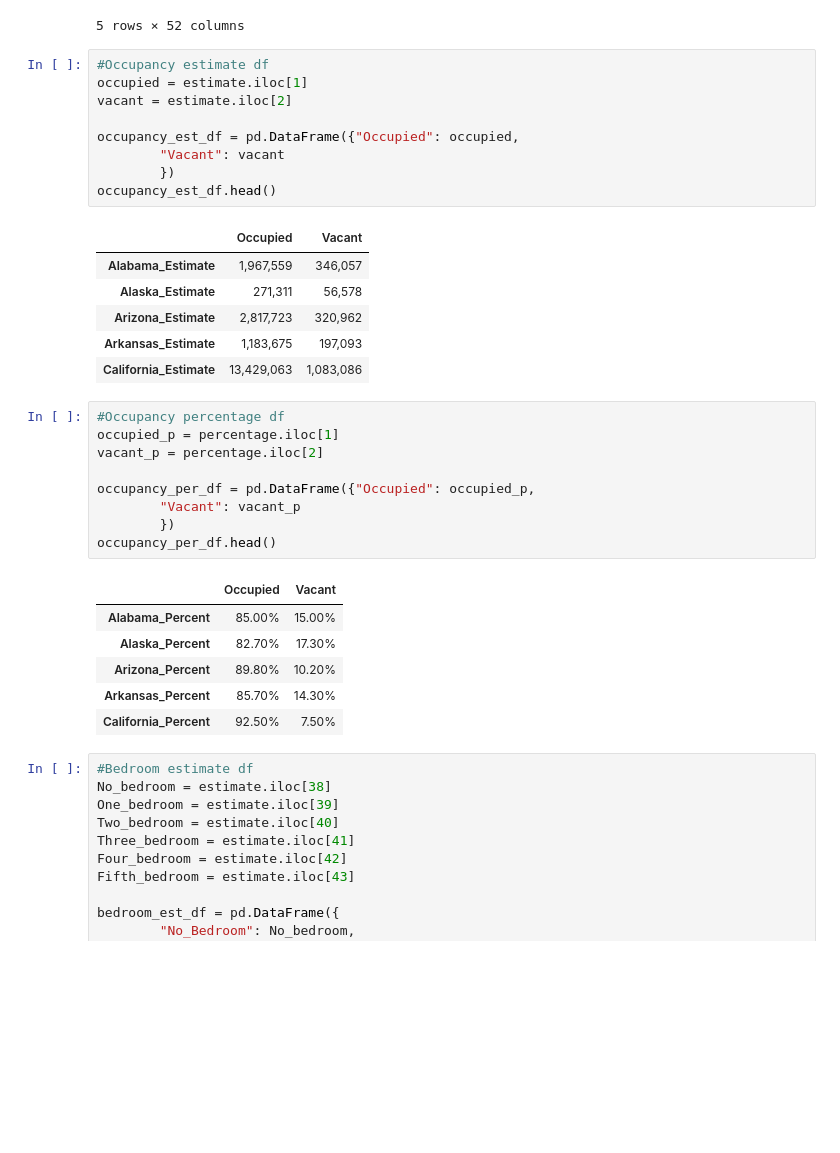
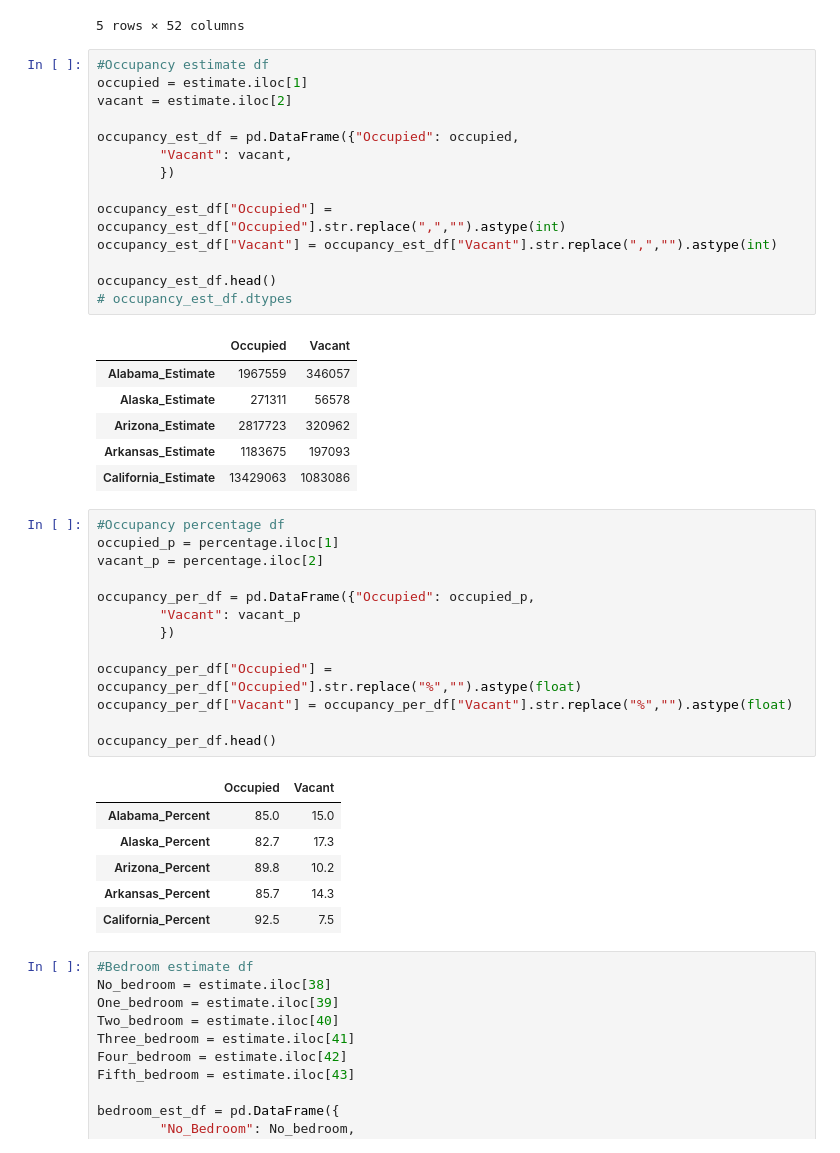
Before and after one commit to renee-h710/Project_3, a Jupyter notebook: project3.ipynb, the cells around one changed output. Cells and saved outputs as stored; diff of their text form; blank space fills up the shorter version.

```diff
--- a/project3.ipynb
+++ b/project3.ipynb
@@ -64,19 +65,24 @@ percentage.head()
 # %%
 #Occupancy estimate df
 occupied = estimate.iloc[1]
 vacant = estimate.iloc[2]
 
 occupancy_est_df = pd.DataFrame({"Occupied": occupied,
-        "Vacant": vacant
+        "Vacant": vacant,
         })
+
+occupancy_est_df["Occupied"] = occupancy_est_df["Occupied"].str.replace(",","").astype(int)
+occupancy_est_df["Vacant"] = occupancy_est_df["Vacant"].str.replace(",","").astype(int)
+
 occupancy_est_df.head()
+# occupancy_est_df.dtypes
 # %% [output]
 |  | Occupied | Vacant |
-| Alabama_Estimate | 1,967,559 | 346,057 |
-| Alaska_Estimate | 271,311 | 56,578 |
-| Arizona_Estimate | 2,817,723 | 320,962 |
-| Arkansas_Estimate | 1,183,675 | 197,093 |
-| California_Estimate | 13,429,063 | 1,083,086 |
+| Alabama_Estimate | 1967559 | 346057 |
+| Alaska_Estimate | 271311 | 56578 |
+| Arizona_Estimate | 2817723 | 320962 |
+| Arkansas_Estimate | 1183675 | 197093 |
+| California_Estimate | 13429063 | 1083086 |
 # %%
 #Occupancy percentage df
 occupied_p = percentage.iloc[1]
@@ -85,14 +91,18 @@ vacant_p = percentage.iloc[2]
 occupancy_per_df = pd.DataFrame({"Occupied": occupied_p,
         "Vacant": vacant_p
         })
+
+occupancy_per_df["Occupied"] = occupancy_per_df["Occupied"].str.replace("%","").astype(float)
+occupancy_per_df["Vacant"] = occupancy_per_df["Vacant"].str.replace("%","").astype(float)
+
 occupancy_per_df.head()
 # %% [output]
 |  | Occupied | Vacant |
-| Alabama_Percent | 85.00% | 15.00% |
-| Alaska_Percent | 82.70% | 17.30% |
-| Arizona_Percent | 89.80% | 10.20% |
-| Arkansas_Percent | 85.70% | 14.30% |
-| California_Percent | 92.50% | 7.50% |
+| Alabama_Percent | 85.0 | 15.0 |
+| Alaska_Percent | 82.7 | 17.3 |
+| Arizona_Percent | 89.8 | 10.2 |
+| Arkansas_Percent | 85.7 | 14.3 |
+| California_Percent | 92.5 | 7.5 |
 # %%
 #Bedroom estimate df
 No_bedroom = estimate.iloc[38]
```
Also changed, not shown: parts of 4 cells of this notebook.
